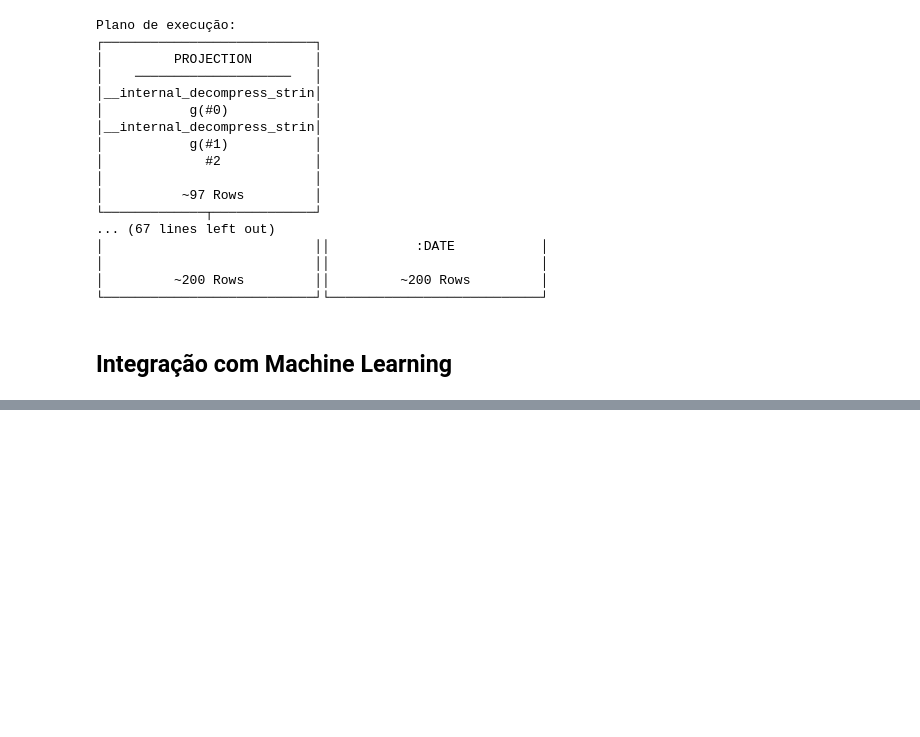
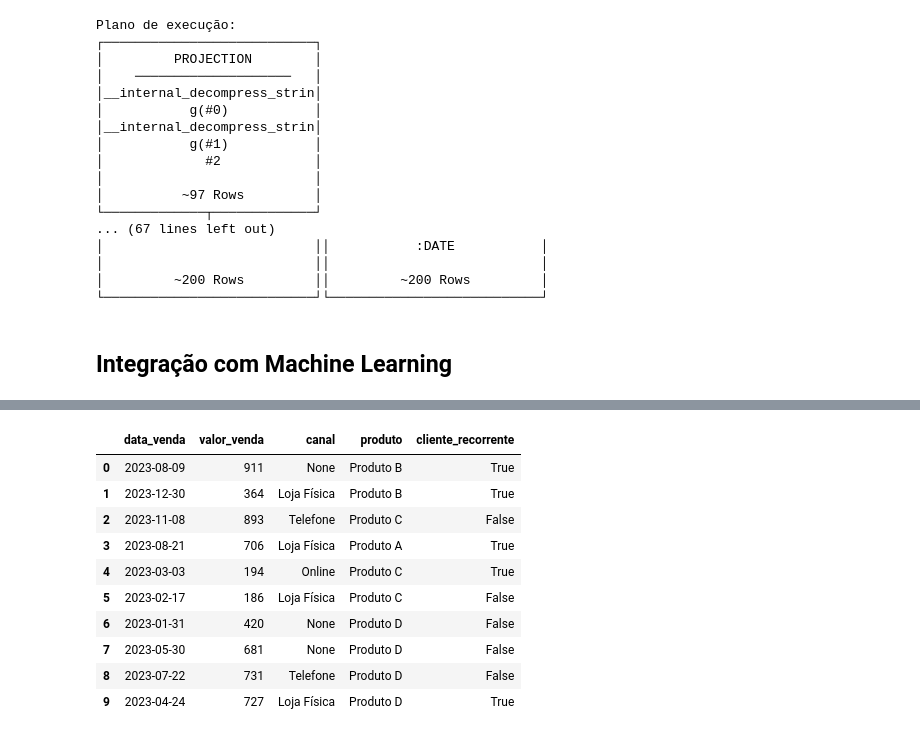
Before and after one commit to vinileodido/10-Minutos-ao-Duckdb, a Jupyter notebook: 10 Minutos ao Duckdb.ipynb, the cells around one changed output, grey strips where cells are left out. Saved outputs shown, nothing was run; the diff lists cells and outputs as text; code cells hidden in the pictures; blank space fills up the shorter version.

```diff
--- a/10 Minutos ao Duckdb.ipynb
+++ b/10 Minutos ao Duckdb.ipynb
@@ -1537,0 +1558,38 @@ Plano de execução:
+# %%
+#import duckdb
+#import pandas as pd
+#import numpy as np
+from sklearn.model_selection import train_test_split
+from sklearn.ensemble import RandomForestClassifier
+from sklearn.metrics import accuracy_score, classification_report
+from sklearn.preprocessing import StandardScaler
+#import matplotlib.pyplot as plt
+
+con = duckdb.connect(':memory:')
+con.execute("""
+CREATE TABLE vendas AS
+SELECT
+    '2023-01-01'::DATE + (CAST(RANDOM() * 365 AS INTEGER))::INTEGER AS data_venda,
+    CAST(RANDOM() * 1000 AS INTEGER) + 100 AS valor_venda,
+    (ARRAY['Online', 'Loja Física', 'Telefone'])[1 + CAST(RANDOM() * 3 AS INTEGER)] AS canal,
+    (ARRAY['Produto A', 'Produto B', 'Produto C', 'Produto D'])[1 + CAST(RANDOM() * 4 AS INTEGER)] AS produto,
+    CASE
+        WHEN RANDOM() > 0.5 THEN TRUE
+        ELSE FALSE
+    END AS cliente_recorrente
+FROM range(1000)
+""")
+
+display(con.execute("FROM vendas limit 10;").df())
+# %% [output]
+|  | data_venda | valor_venda | canal | produto | cliente_recorrente |
+| 0 | 2023-08-09 | 911 | None | Produto B | True |
+| 1 | 2023-12-30 | 364 | Loja Física | Produto B | True |
+| 2 | 2023-11-08 | 893 | Telefone | Produto C | False |
+| 3 | 2023-08-21 | 706 | Loja Física | Produto A | True |
+| 4 | 2023-03-03 | 194 | Online | Produto C | True |
+| 5 | 2023-02-17 | 186 | Loja Física | Produto C | False |
+| 6 | 2023-01-31 | 420 | None | Produto D | False |
+| 7 | 2023-05-30 | 681 | None | Produto D | False |
+| 8 | 2023-07-22 | 731 | Telefone | Produto D | False |
+| 9 | 2023-04-24 | 727 | Loja Física | Produto D | True |
```
Also changed, not shown: parts of 22 cells of this notebook.
